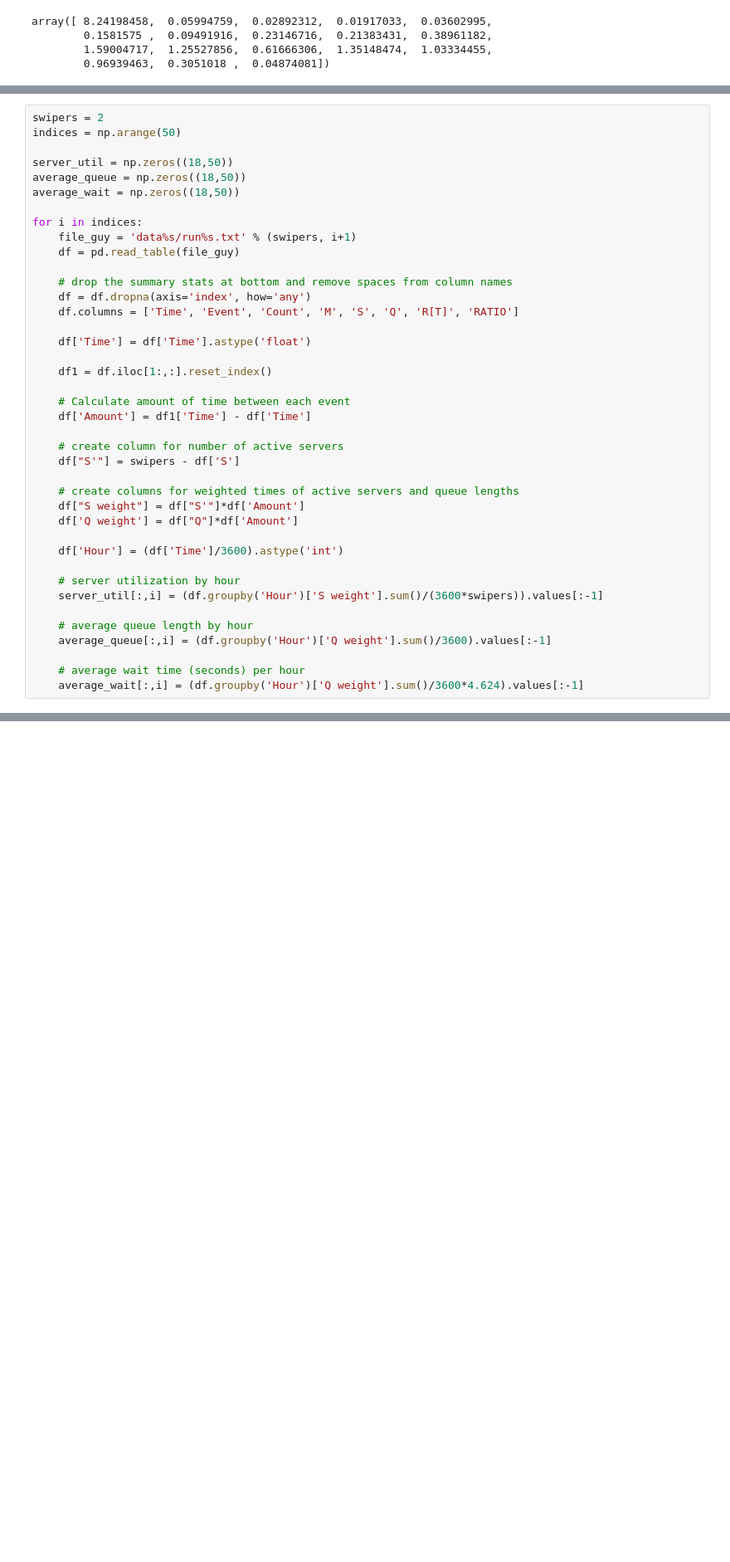
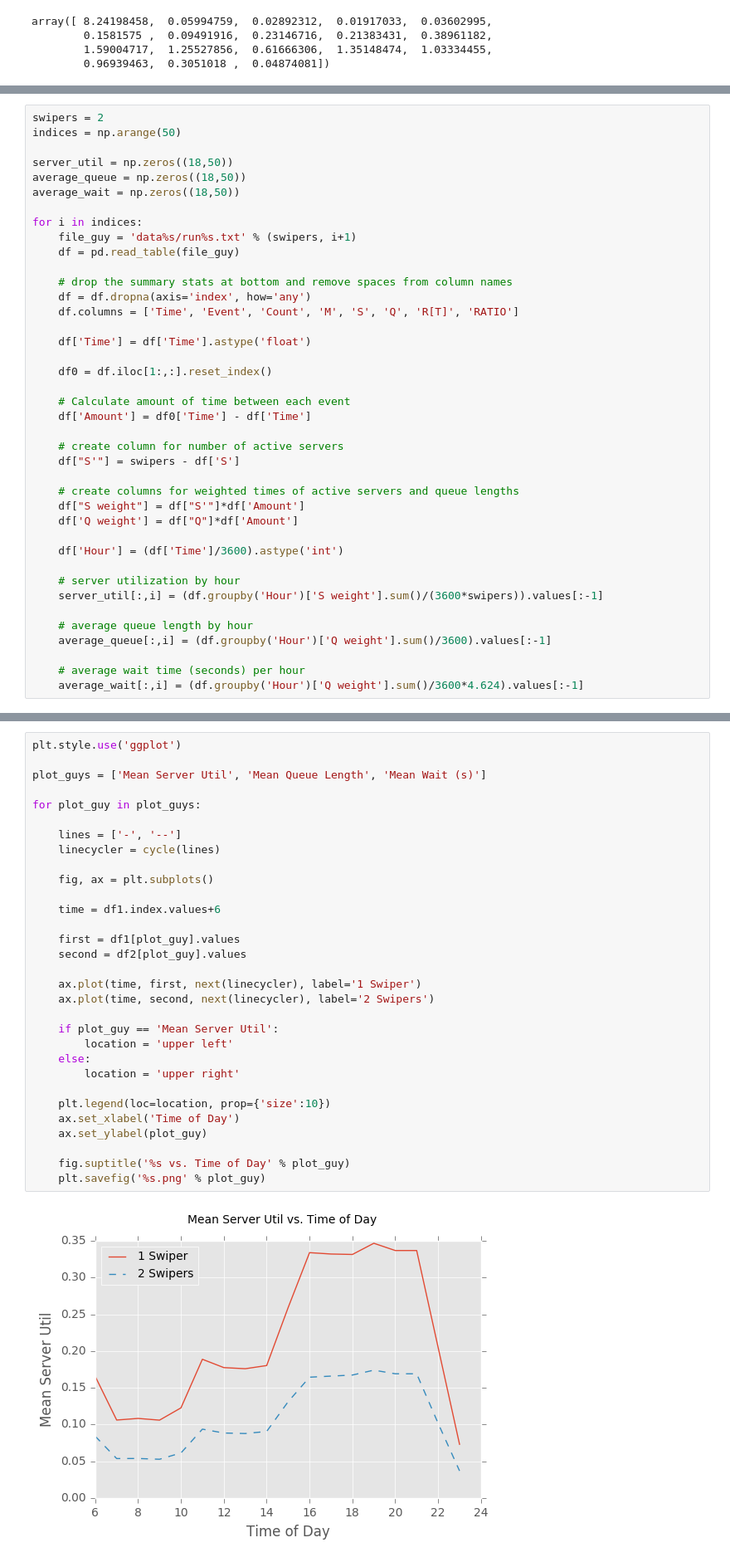
Before and after one commit to spkelle2/IE_413, a Jupyter notebook: project/output_analysis.ipynb, the cells around one changed output, grey strips where cells are left out. Shown at 83% size. Cells and saved outputs as stored; diff of their text form; blank space fills up the shorter version.

Commit message:
first output push!!!

```diff
--- a/project/output_analysis.ipynb
+++ b/project/output_analysis.ipynb
@@ -159,10 +160,10 @@ for i in indices:
 
     df['Time'] = df['Time'].astype('float')
 
-    df1 = df.iloc[1:,:].reset_index()
+    df0 = df.iloc[1:,:].reset_index()
 
     # Calculate amount of time between each event
-    df['Amount'] = df1['Time'] - df['Time']
+    df['Amount'] = df0['Time'] - df['Time']
 
     # create column for number of active servers
     df["S'"] = swipers - df['S']
@@ -219,3 +220,36 @@ df2
 | 15 | 0.169025 | 0.011790 | 0.188478 | 0.009234 | 0.006035 | ... |
 | 16 | 0.101700 | 0.010198 | 0.118526 | 0.004793 | 0.003715 | ... |
 | 17 | 0.036979 | 0.005956 | 0.046806 | 0.000146 | 0.000485 | ... |
+# %%
+plt.style.use('ggplot')
+
+plot_guys = ['Mean Server Util', 'Mean Queue Length', 'Mean Wait (s)']
+
+for plot_guy in plot_guys:
+
+    lines = ['-', '--']
+    linecycler = cycle(lines)
+
+    fig, ax = plt.subplots()
+
+    time = df1.index.values+6
+
+    first = df1[plot_guy].values
+    second = df2[plot_guy].values
+
+    ax.plot(time, first, next(linecycler), label='1 Swiper')
+    ax.plot(time, second, next(linecycler), label='2 Swipers')
+
+    if plot_guy == 'Mean Server Util':
+        location = 'upper left'
+    else:
+        location = 'upper right'
+
+    plt.legend(loc=location, prop={'size':10})
+    ax.set_xlabel('Time of Day')
+    ax.set_ylabel(plot_guy)
+
+    fig.suptitle('%s vs. Time of Day' % plot_guy)
+    plt.savefig('%s.png' % plot_guy)
+# %% [output]
+[figure, added]
```
Also changed, not shown: parts of 4 cells of this notebook.
